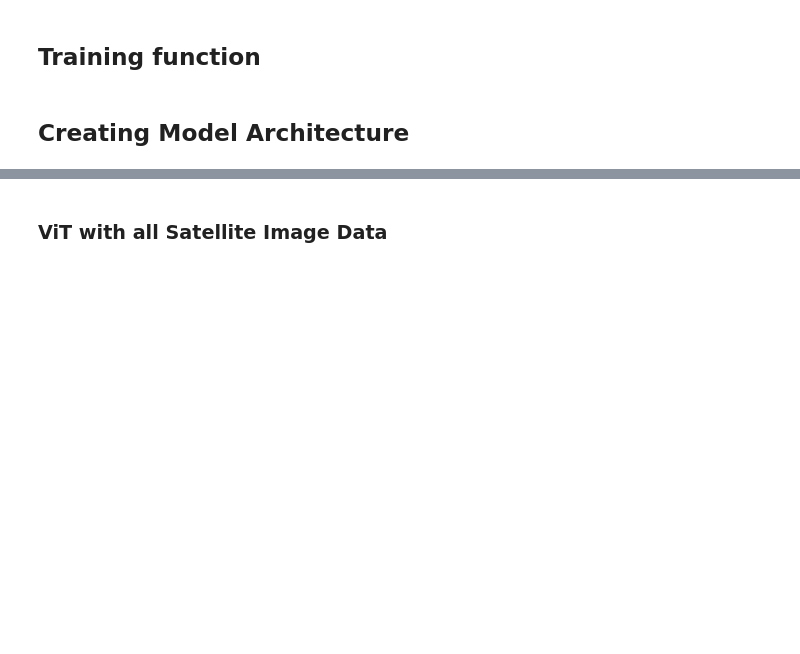
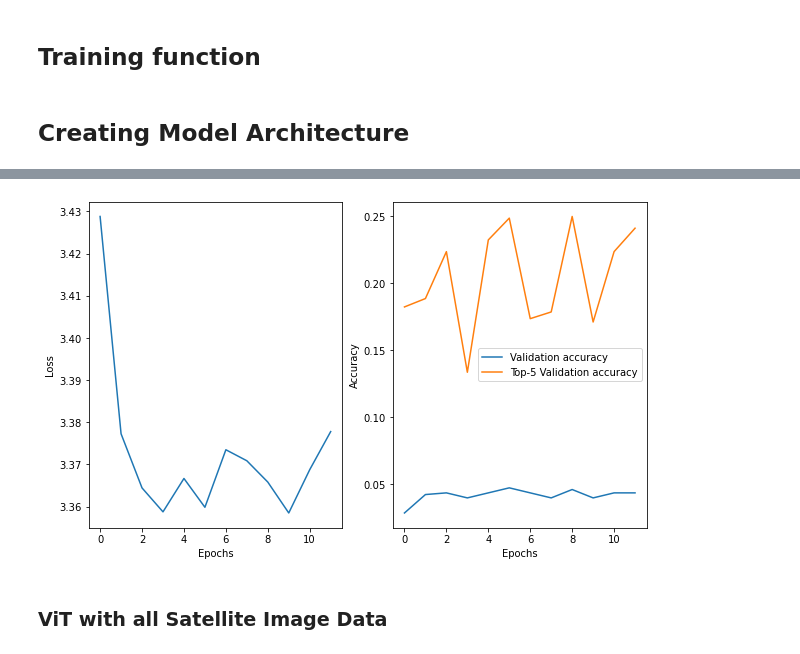
Before and after one commit to jannikjw/species-presence-prediction, a Jupyter notebook: jannik_transformer.ipynb, the cells around one changed output, grey strips where cells are left out. Saved outputs shown, nothing was run; the diff lists cells and outputs as text; code cells hidden in the pictures; blank space fills up the shorter version.

```diff
--- a/jannik_transformer.ipynb
+++ b/jannik_transformer.ipynb
@@ -205,12 +367,12 @@ def vit(model_id, input_shape, learning_rate, num_classes, weight_decay_rate):
 # Create model
 model_id = "philschmid/vit-base-patch16-224-in21k-euroSat"
 
-vit_rgb = vit(model_id,
+vit_rgb_eurosat = vit(model_id,
               input_shape=(256, 256, 3),
               learning_rate=3e-4,
               num_classes=NUM_CLASSES,
               weight_decay_rate=0.0001
              )
 
-vit_rgb._name = 'vit-rgb-pretrained-euroSat'
+vit_rgb_eurosat._name = 'vit-rgb-pretrained-euroSat'
 # %% [output]
@@ -243,12 +384,13 @@ val_ds = tf_val_dataset.with_options(options)
 # %%
-vit_rgb_results = run_experiment(model=vit_rgb,
+vit_rgb_eurosat_results = run_experiment(model=vit_rgb_eurosat,
                                  train_ds=train_ds,
                                  y_train=y_train,
                                  val_ds=val_ds,
                                  y_val=y_val,
-                                 x_test=x_test,
+                                 test_ds=test_ds,
                                  y_test=y_test,
-                                 batch_size=128,
-                                 num_epochs=5,
+                                 batch_size=batch_size,
+                                 eval_batch_size=eval_batch_size,
+                                 num_epochs=50,
                                  ds_reps_per_epoch=2,
                                 )
@@ -255,5 +412,7 @@ vit_rgb_results = run_experiment(model=vit_rgb,
 # %%
-visualization.plot_training_results(vit_rgb_results)
+visualization.plot_training_results(vit_rgb_eurosat_results)
+# %% [output]
+[figure, added]
 # %% [markdown]
 ### ViT with all Satellite Image Data
 # %%
```
Also changed, not shown: parts of 68 cells of this notebook, 5 other files.
